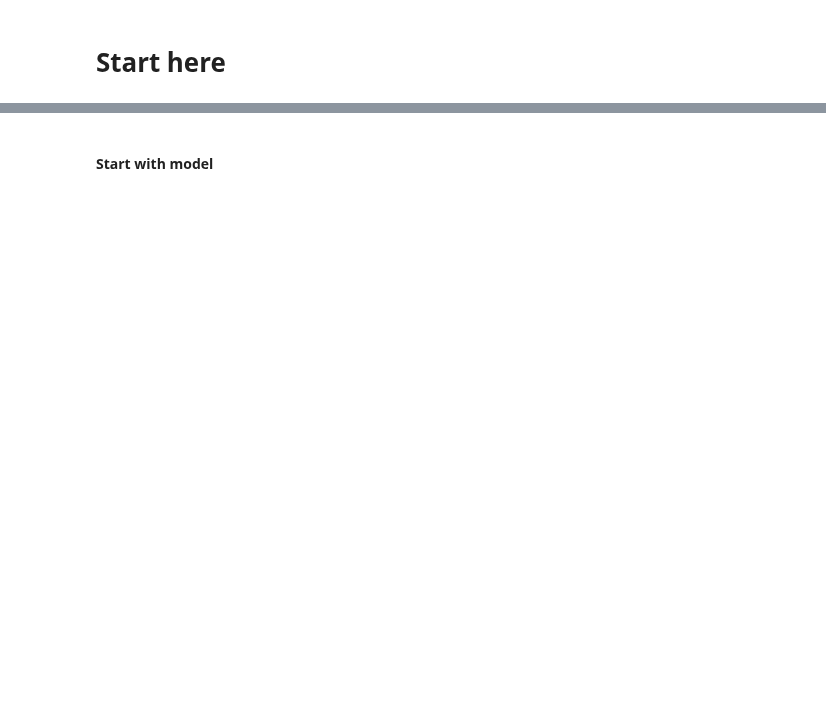
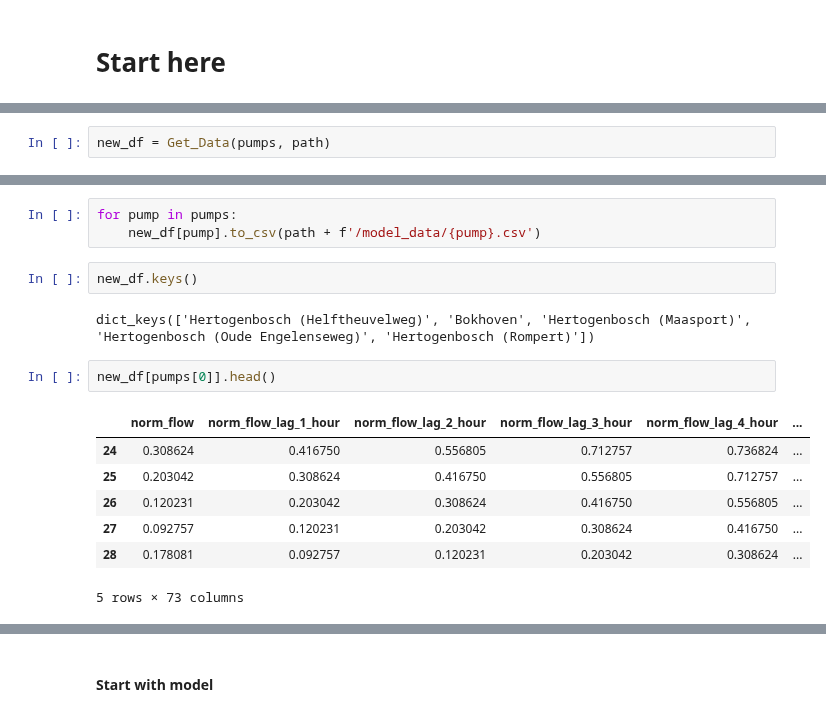
Before and after one commit to rogertian0707/jbg060, a Jupyter notebook: code/ML model/RNN pls work/NEW MODEL.ipynb, the cells around one changed output, grey strips where cells are left out. Cells and saved outputs as stored; diff of their text form; blank space fills up the shorter version.

Commit message:
pump generalization

```diff
--- a/code/ML model/RNN pls work/NEW MODEL.ipynb
+++ b/code/ML model/RNN pls work/NEW MODEL.ipynb
@@ -381,0 +320,2 @@ print(X_train.shape, X_test.shape)
+# %%
+new_df = Get_Data(pumps, path)
@@ -381,0 +428,17 @@ print(X_train.shape, X_test.shape)
+# %%
+for pump in pumps:
+    new_df[pump].to_csv(path + f'/model_data/{pump}.csv')
+# %%
+new_df.keys()
+# %% [output]
+dict_keys(['Hertogenbosch (Helftheuvelweg)', 'Bokhoven', 'Hertogenbosch (Maasport)', 'Hertogenbosch (Oude Engelenseweg)', 'Hertogenbosch (Rompert)'])
+# %%
+new_df[pumps[0]].head()
+# %% [output]
+|  | norm_flow | norm_flow_lag_1_hour | norm_flow_lag_2_hour | norm_flow_lag_3_hour | norm_flow_lag_4_hour | ... |
+| 24 | 0.308624 | 0.416750 | 0.556805 | 0.712757 | 0.736824 | ... |
+| 25 | 0.203042 | 0.308624 | 0.416750 | 0.556805 | 0.712757 | ... |
+| 26 | 0.120231 | 0.203042 | 0.308624 | 0.416750 | 0.556805 | ... |
+| 27 | 0.092757 | 0.120231 | 0.203042 | 0.308624 | 0.416750 | ... |
+| 28 | 0.178081 | 0.092757 | 0.120231 | 0.203042 | 0.308624 | ... |
+5 rows × 73 columns
```
Also changed, not shown: parts of 14 cells of this notebook.
